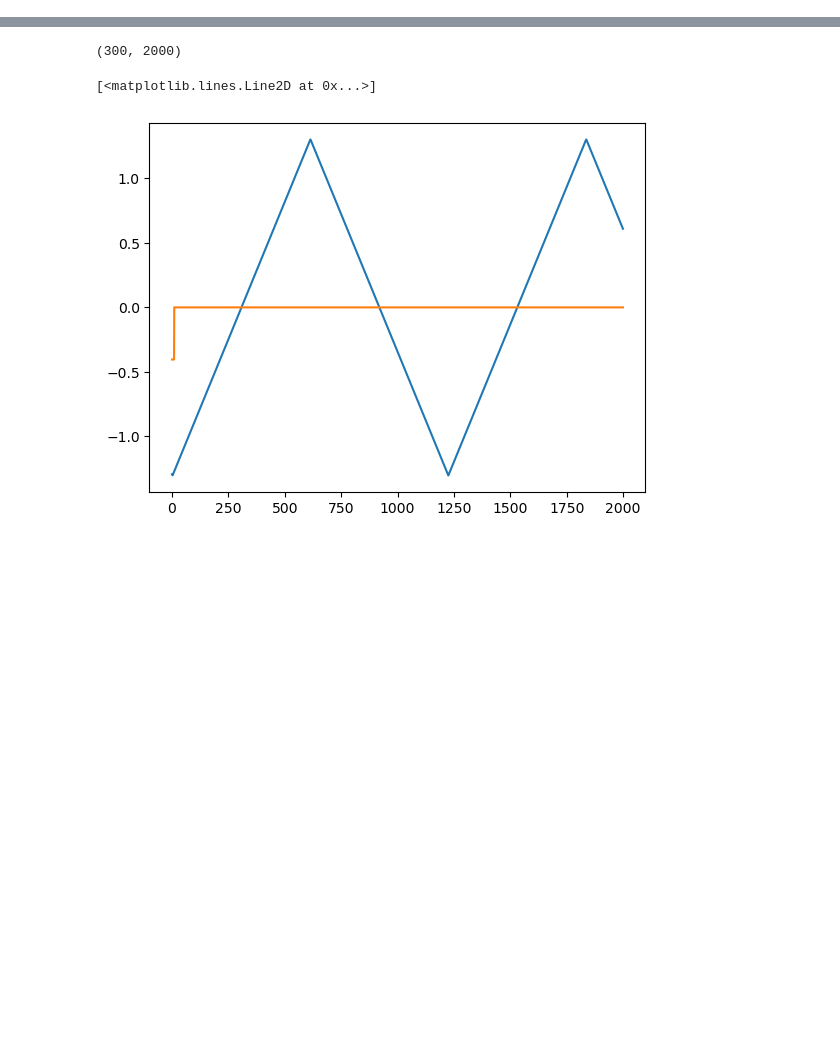
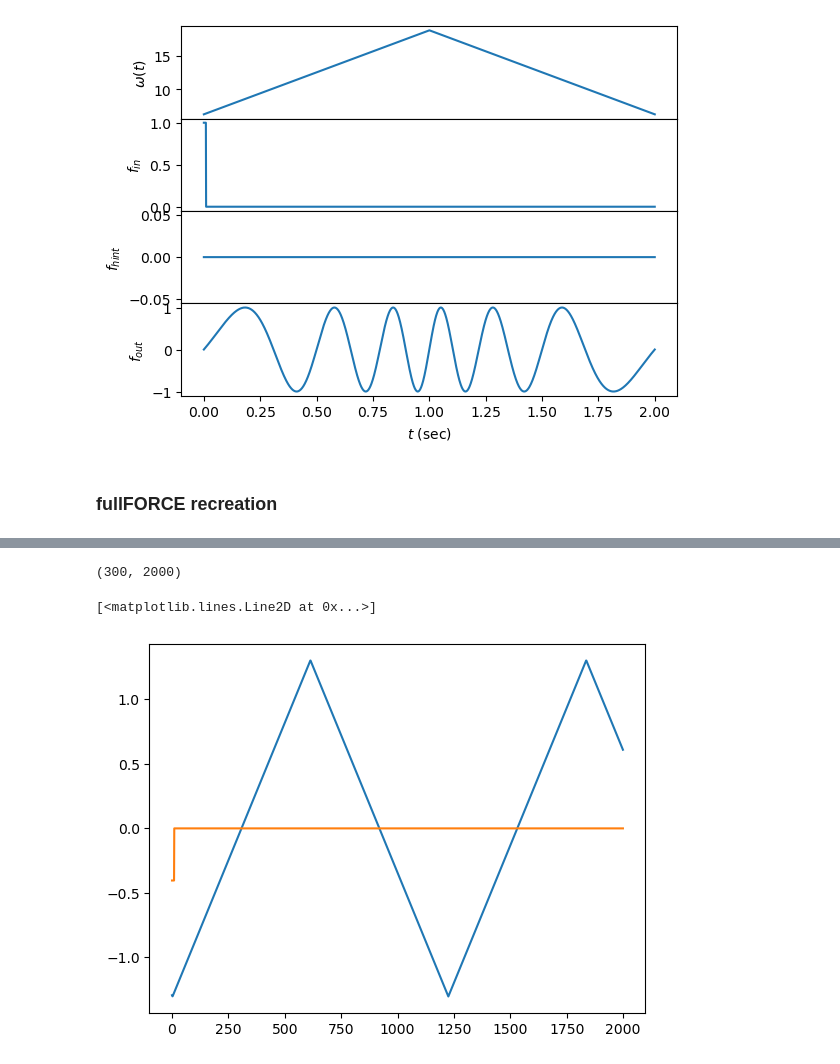
Before and after one commit to Sam-q-3736/srnn_rls, a Jupyter notebook: rate_testing.ipynb, the cells around one changed output, grey strips where cells are left out. Cells and saved outputs as stored; diff of their text form; code cells hidden in the pictures; blank space fills up the shorter version.

Commit message:
testing fullFORCE

```diff
--- a/rate_testing.ipynb
+++ b/rate_testing.ipynb
@@ -48,3 +48,41 @@ def gen_saw_targs(p):
         targets[i] = A * sp.signal.sawtooth(2 * np.pi * (t - t0)/t1, 0.5)
 
     return targets
+# %%
+def inps_and_targs(dt, plot=False):
+    t = np.linspace(0, 2, int(2/dt))
+
+    omega = np.zeros(t.shape)
+    omega[:int(t.shape[0]/2)] = np.linspace(2*np.pi, 6*np.pi, int(t.shape[0]/2))
+    omega[int(t.shape[0]/2):] = np.flipud(omega[:int(t.shape[0]/2)]) # increasing decreasing (frequency of sin in fout)
+
+    fout = np.zeros(t.shape)
+    fout[:int(t.shape[0]/2)] = np.sin(omega[:int(t.shape[0]/2)] * t[:int(t.shape[0]/2)])
+    fout[int(t.shape[0]/2):] = -np.flipud(fout[:int(t.shape[0]/2)])
+
+    fhint = np.zeros(t.shape)
+
+    fin = np.zeros(t.shape)
+    fin[:10] = np.ones(10)
+
+    fin = np.reshape(fin, (1, fin.size)).T
+    fout = np.reshape(fout, (1, fout.size)).T
+    fhint = np.reshape(fhint, (1, fhint.size)).T
+
+    if plot:
+        fig, axs = plt.subplots(4, 1, sharex=True)
+        plt.subplots_adjust(hspace=0)
+        labels = ['$\omega (t)$', '$f_{in}$', '$f_{hint}$', '$f_{out}$']
+        for ax, y, label in zip(axs, [omega, fin, fhint, fout], labels):
+            ax.plot(t, y)
+            ax.set_ylabel(label)
+        axs[-1].set_xlabel('$t$ (sec)')
+
+    return (fin, fout, fhint)
+
+dt = 0.001
+fin, fout, _ = inps_and_targs(dt, plot=True)
+# %% [output]
+[figure, added]
+# %% [markdown]
+### fullFORCE recreation
```
Also changed, not shown: parts of 18 cells of this notebook.
